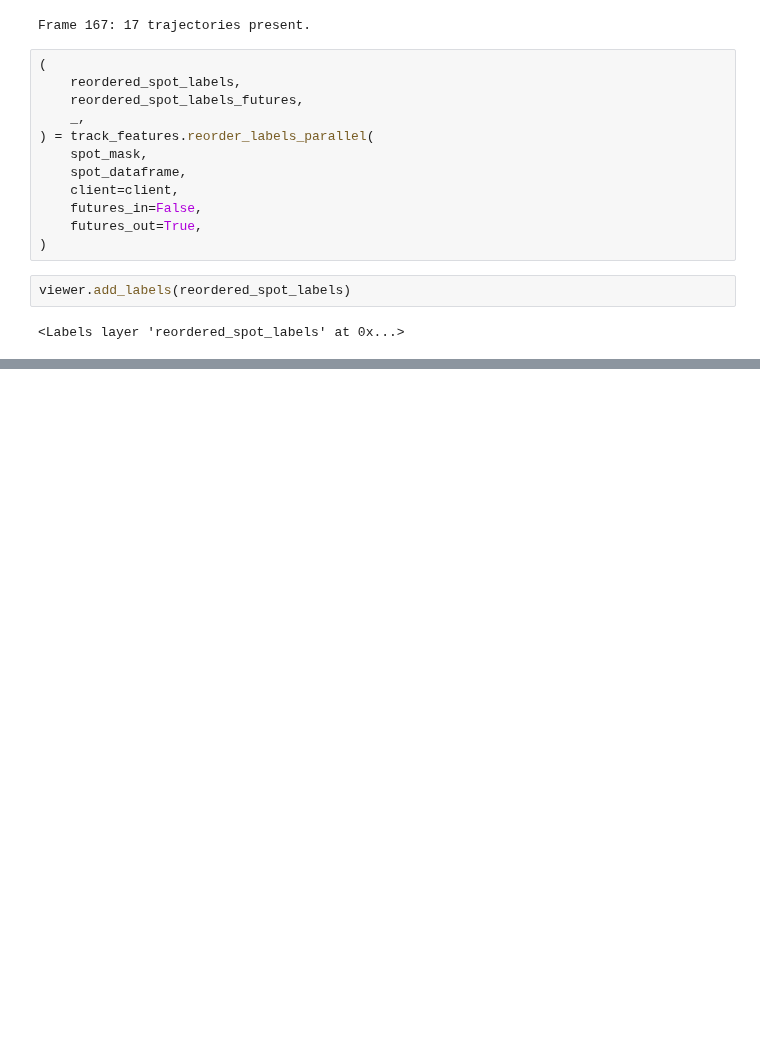
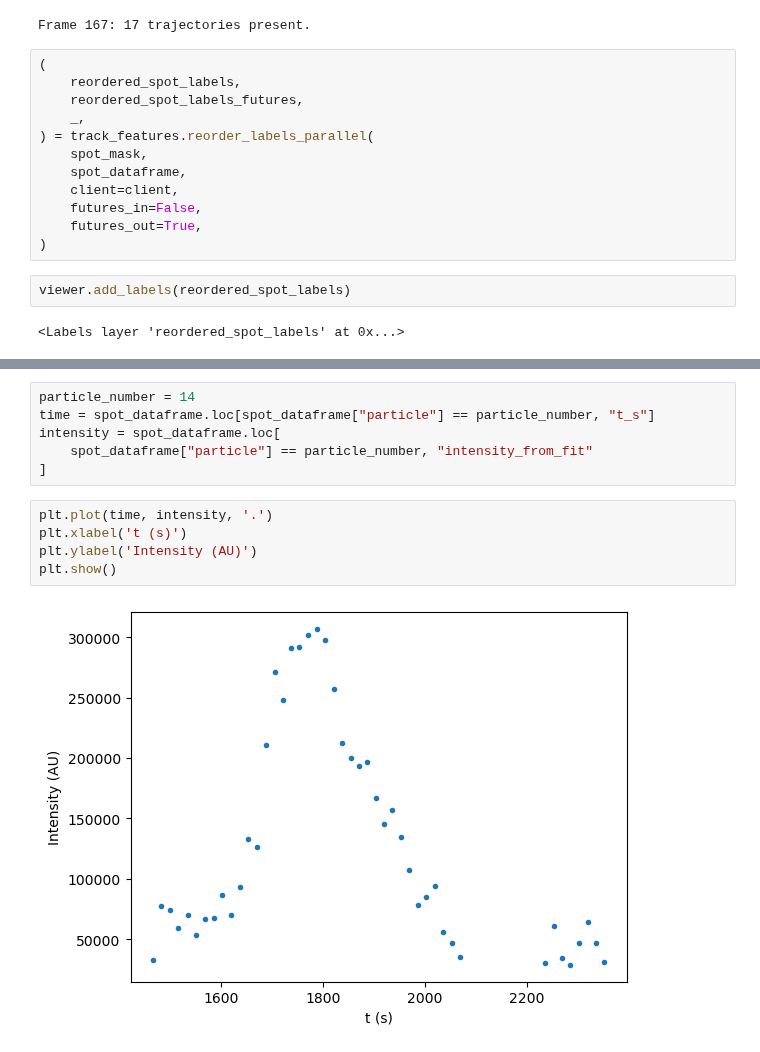
Before and after one commit to GarciaLab/transcription_pipeline, a Jupyter notebook: test.ipynb, the cells around one changed output, grey strips where cells are left out. Drawn from its saved outputs; the diff is of its cells as text; blank space fills up the shorter version.

Commit message:
First pass as quantifying spots, seems to work well. Try extracting traces, assigning nuclear cycle and looking at division time next.

```diff
--- a/test.ipynb
+++ b/test.ipynb
@@ -265,0 +293,13 @@ Upcoming functions:
+# %%
+particle_number = 14
+time = spot_dataframe.loc[spot_dataframe["particle"] == particle_number, "t_s"]
+intensity = spot_dataframe.loc[
+    spot_dataframe["particle"] == particle_number, "intensity_from_fit"
+]
+# %%
+plt.plot(time, intensity, '.')
+plt.xlabel('t (s)')
+plt.ylabel('Intensity (AU)')
+plt.show()
+# %% [output]
+[figure, added]
```
Also changed, not shown: parts of 8 cells of this notebook, 1 other file.
